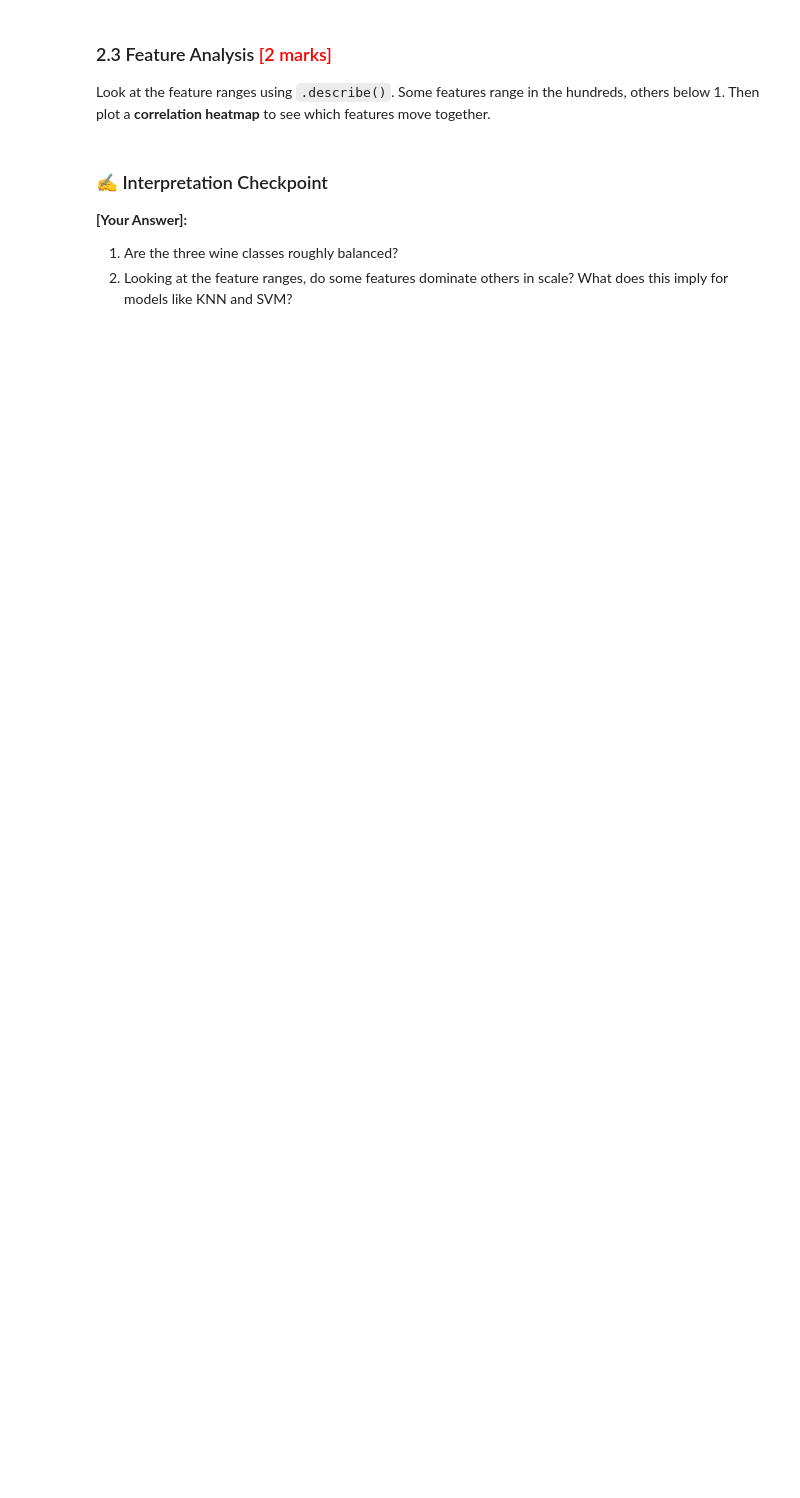
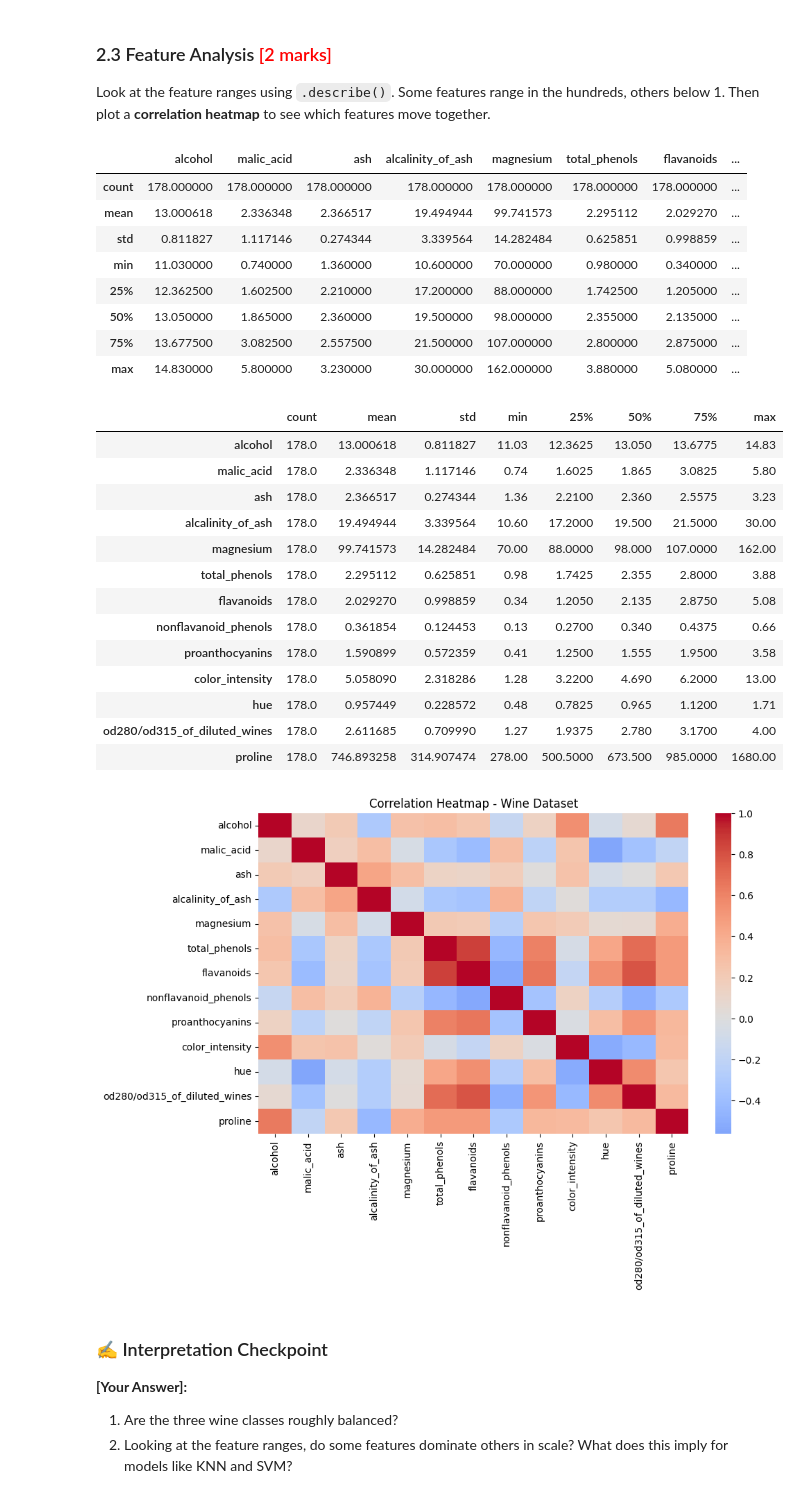
Before and after one commit to raisharad/GenerativeAIandAgenticAI, a Jupyter notebook: Classification_Models_Exercise_Sharad_Kumar_Rai.ipynb, the cells around one changed output. Cells and saved outputs as stored; diff of their text form; code cells hidden in the pictures; blank space fills up the shorter version.

```diff
--- a/Classification_Models_Exercise_Sharad_Kumar_Rai.ipynb
+++ b/Classification_Models_Exercise_Sharad_Kumar_Rai.ipynb
@@ -1086,0 +1098,25 @@ wine_data = load_wine()
+# %%
+# Pre-imported for Part 2
+from sklearn.neural_network import MLPClassifier
+from sklearn.datasets import load_wine
+import pandas as pd
+
+# Load Wine dataset
+wine = load_wine()
+
+# Convert features to DataFrame
+X = pd.DataFrame(wine.data, columns=wine.feature_names)
+
+# Target variable
+y = pd.Series(wine.target, name='target')
+
+# Display first few rows
+display(X.head())
+
+# Check shapes
+print("Feature shape:", X.shape)
+print("Target shape:", y.shape)
+
+# Class distribution
+print("\nClass distribution:")
+display(y.value_counts().sort_index())
@@ -1115,3 +1251,46 @@ Look at the feature ranges using `.describe()`. Some features range in the hundr
+# %%
+# Summary statistics
+### CODE HERE ###
+display(X.describe())
+display(X.describe().T)
+
+# Correlation heatmap
+### CODE HERE ###
+import seaborn as sns
+import matplotlib.pyplot as plt
+
+corr = X.corr()
+
+# Plot heatmap
+plt.figure(figsize=(10, 6))
+sns.heatmap(corr, cmap='coolwarm', center=0)
+plt.title("Correlation Heatmap - Wine Dataset")
+plt.show()
+# %% [output]
+|  | alcohol | malic_acid | ash | alcalinity_of_ash | magnesium | total_phenols | flavanoids | ... |
+| count | 178.000000 | 178.000000 | 178.000000 | 178.000000 | 178.000000 | 178.000000 | 178.000000 | ... |
+| mean | 13.000618 | 2.336348 | 2.366517 | 19.494944 | 99.741573 | 2.295112 | 2.029270 | ... |
+| std | 0.811827 | 1.117146 | 0.274344 | 3.339564 | 14.282484 | 0.625851 | 0.998859 | ... |
+| min | 11.030000 | 0.740000 | 1.360000 | 10.600000 | 70.000000 | 0.980000 | 0.340000 | ... |
+| 25% | 12.362500 | 1.602500 | 2.210000 | 17.200000 | 88.000000 | 1.742500 | 1.205000 | ... |
+| 50% | 13.050000 | 1.865000 | 2.360000 | 19.500000 | 98.000000 | 2.355000 | 2.135000 | ... |
+| 75% | 13.677500 | 3.082500 | 2.557500 | 21.500000 | 107.000000 | 2.800000 | 2.875000 | ... |
+| max | 14.830000 | 5.800000 | 3.230000 | 30.000000 | 162.000000 | 3.880000 | 5.080000 | ... |
+|  | count | mean | std | min | 25% | 50% | 75% | max |
+| alcohol | 178.0 | 13.000618 | 0.811827 | 11.03 | 12.3625 | 13.050 | 13.6775 | 14.83 |
+| malic_acid | 178.0 | 2.336348 | 1.117146 | 0.74 | 1.6025 | 1.865 | 3.0825 | 5.80 |
+| ash | 178.0 | 2.366517 | 0.274344 | 1.36 | 2.2100 | 2.360 | 2.5575 | 3.23 |
+| alcalinity_of_ash | 178.0 | 19.494944 | 3.339564 | 10.60 | 17.2000 | 19.500 | 21.5000 | 30.00 |
+| magnesium | 178.0 | 99.741573 | 14.282484 | 70.00 | 88.0000 | 98.000 | 107.0000 | 162.00 |
+| total_phenols | 178.0 | 2.295112 | 0.625851 | 0.98 | 1.7425 | 2.355 | 2.8000 | 3.88 |
+| flavanoids | 178.0 | 2.029270 | 0.998859 | 0.34 | 1.2050 | 2.135 | 2.8750 | 5.08 |
+| nonflavanoid_phenols | 178.0 | 0.361854 | 0.124453 | 0.13 | 0.2700 | 0.340 | 0.4375 | 0.66 |
+| proanthocyanins | 178.0 | 1.590899 | 0.572359 | 0.41 | 1.2500 | 1.555 | 1.9500 | 3.58 |
+| color_intensity | 178.0 | 5.058090 | 2.318286 | 1.28 | 3.2200 | 4.690 | 6.2000 | 13.00 |
+| hue | 178.0 | 0.957449 | 0.228572 | 0.48 | 0.7825 | 0.965 | 1.1200 | 1.71 |
+| od280/od315_of_diluted_wines | 178.0 | 2.611685 | 0.709990 | 1.27 | 1.9375 | 2.780 | 3.1700 | 4.00 |
+| proline | 178.0 | 746.893258 | 314.907474 | 278.00 | 500.5000 | 673.500 | 985.0000 | 1680.00 |
+[figure, added]
 # %% [markdown]
 ### ✍️ Interpretation Checkpoint
 
```
Also changed, not shown: parts of 45 cells of this notebook.
